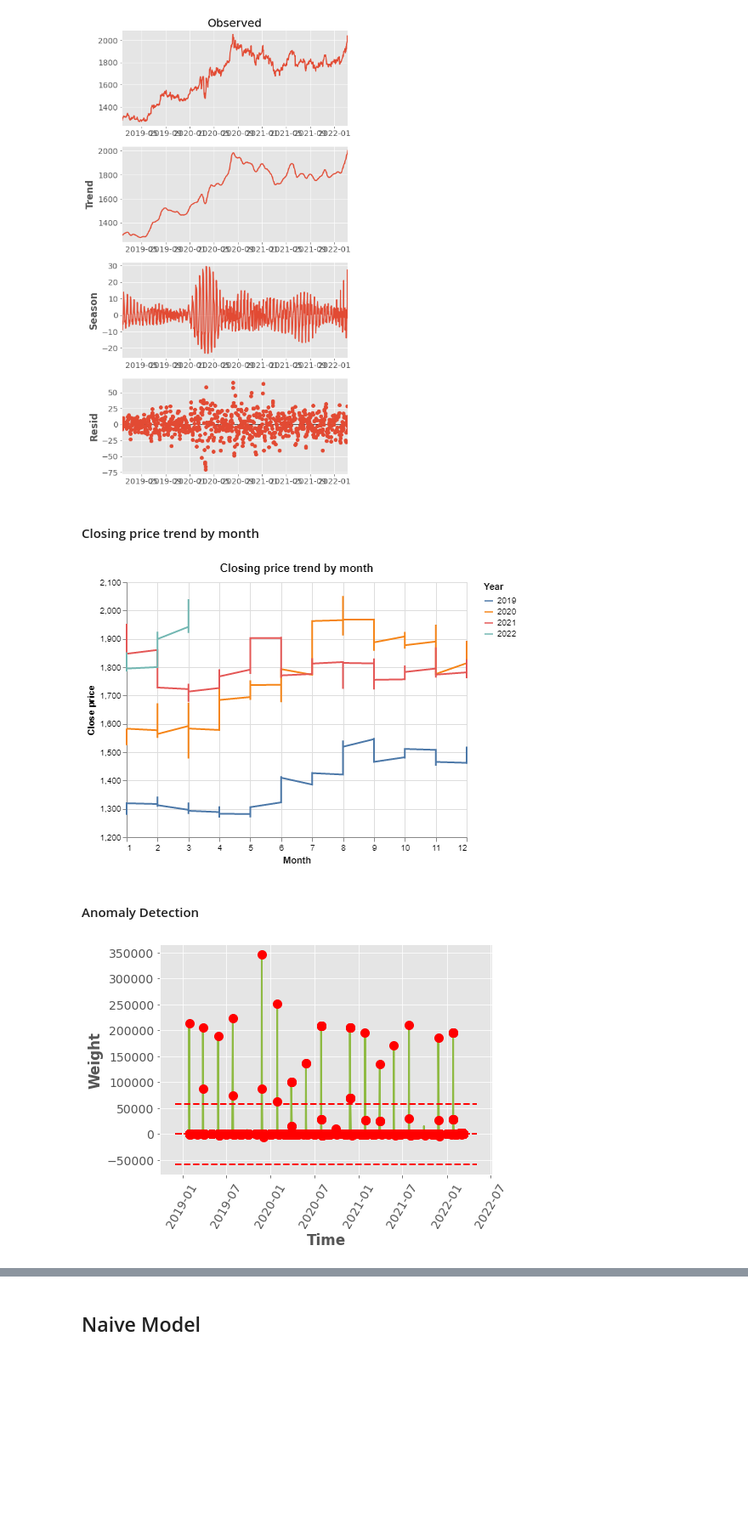
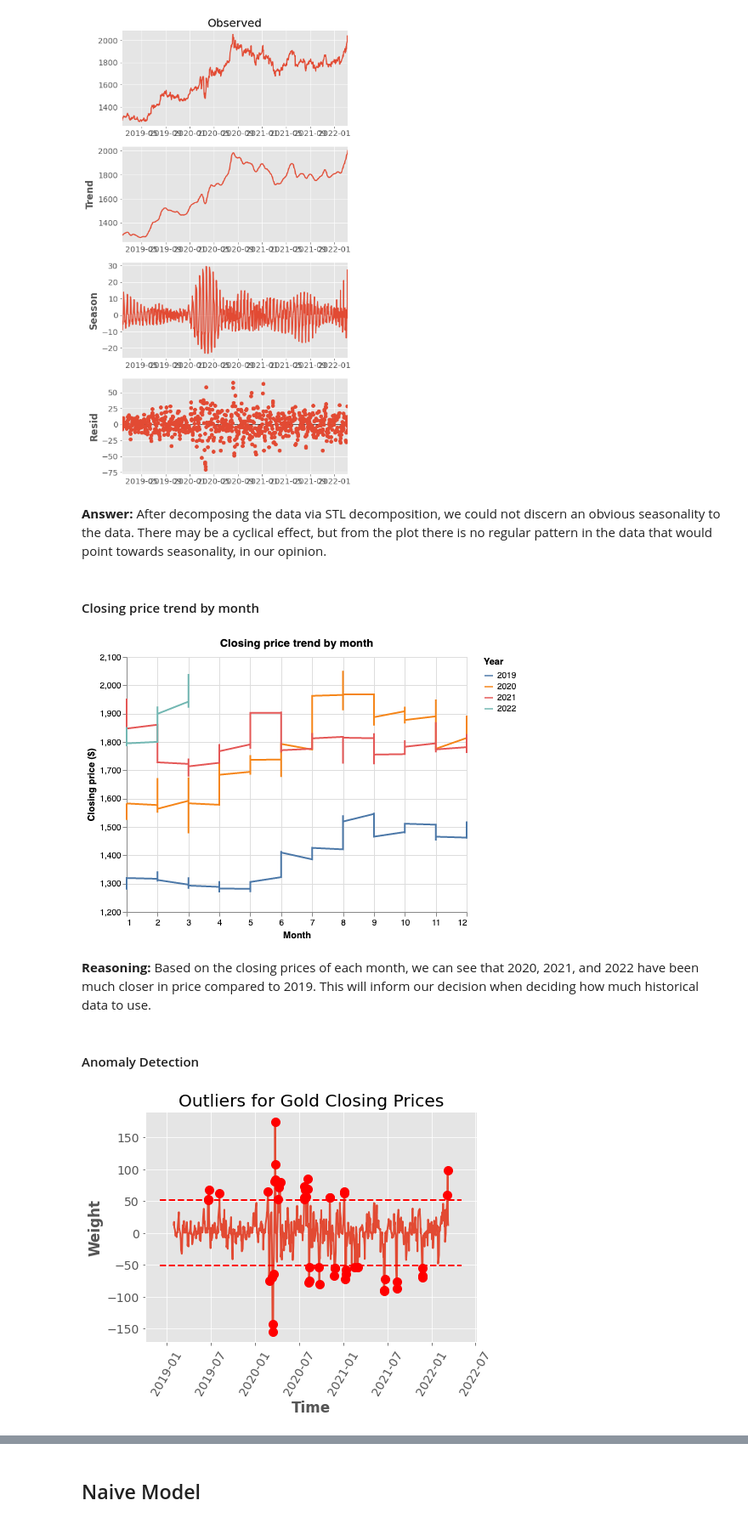
Before and after one commit to valli180/Gold_price_prediction, a Jupyter notebook: lab3_edited.ipynb, the cells around one changed output, grey strips where cells are left out. Shown at 85% size. Cells and saved outputs as stored; diff of their text form; code cells hidden in the pictures; blank space fills up the shorter version.

Commit message:
Add reasoning

```diff
--- a/lab3_edited.ipynb
+++ b/lab3_edited.ipynb
@@ -232,35 +239,41 @@ with mpl.rc_context():
     model.plot()
 # %% [output]
 [figure]
+# %% [markdown]
+**Answer:** After decomposing the data via STL decomposition, we could not discern an obvious seasonality to the data. There may be a cyclical effect, but from the plot there is no regular pattern in the data that would point towards seasonality, in our opinion.
 # %% [markdown]
 #### Closing price trend by month
 # %%
 (alt.Chart(Df, title='Closing price trend by month')
     .encode(x=alt.X('Month'),
-            y=alt.Y('Close', title='Close price',
+            y=alt.Y('Close', title='Closing price ($)',
             scale=alt.Scale(zero=False)),
             color='Year:N')
     .mark_line())
 # %% [output]
-[figure, old version]
+[figure, new version]
+# %% [markdown]
+**Reasoning:** Based on the closing prices of each month, we can see that 2020, 2021, and 2022 have been much closer in price compared to 2019. This will inform our decision when deciding how much historical data to use.
 # %% [markdown]
 #### Anomaly Detection
 # %%
 # Find outliers
-resid = Df - Df.rolling(5).median()
+closing_df = Df['Close'].to_frame()
+resid = closing_df - closing_df.rolling(7).median()
 stdev = resid.std().to_numpy()
 upper_lim = 1.96 * stdev
 lower_lim = -1.96 * stdev
 outliers = np.where((resid > upper_lim) | (resid < lower_lim))[0]
 # Plot
 def outlier_plot(df, outliers, lower_lim, upper_lim):
     fig = plt.figure(figsize=(7, 5))
     plt.plot(df)
     xlim = plt.xlim()
     plt.plot(xlim, [lower_lim] * 2, "--r")
     plt.plot(xlim, [upper_lim] * 2, "--r")
     plt.plot(df.iloc[outliers], 'ro', ms=10)
     plt.xlabel("Time"), plt.xticks(rotation=60), plt.ylabel("Weight")
+    plt.title("Outliers for Gold Closing Prices")
 outlier_plot(resid, outliers, lower_lim, upper_lim)
 # %% [output]
-[figure, old version]
+[figure, new version]
```
Also changed, not shown: parts of 17 cells of this notebook.
